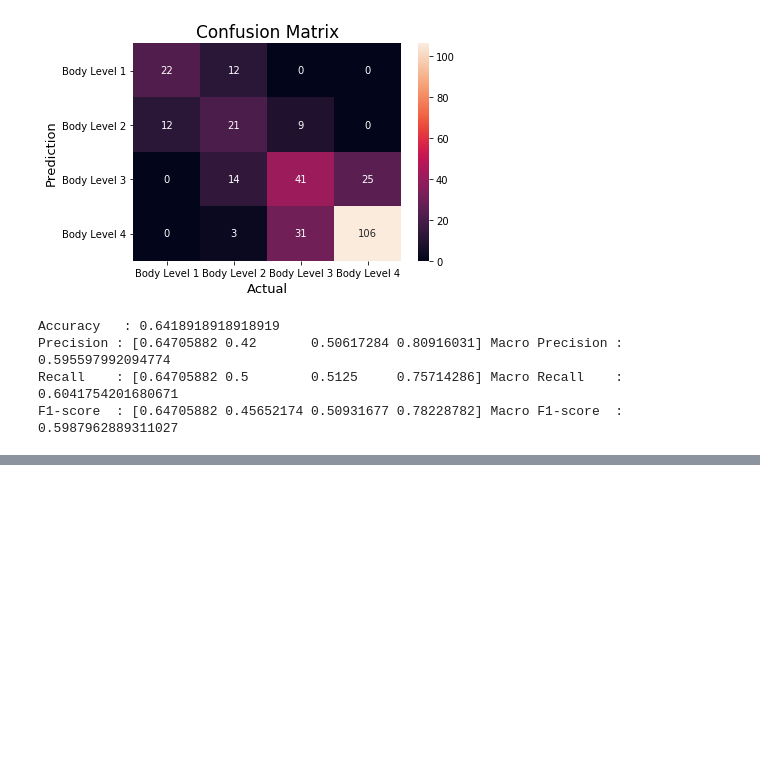
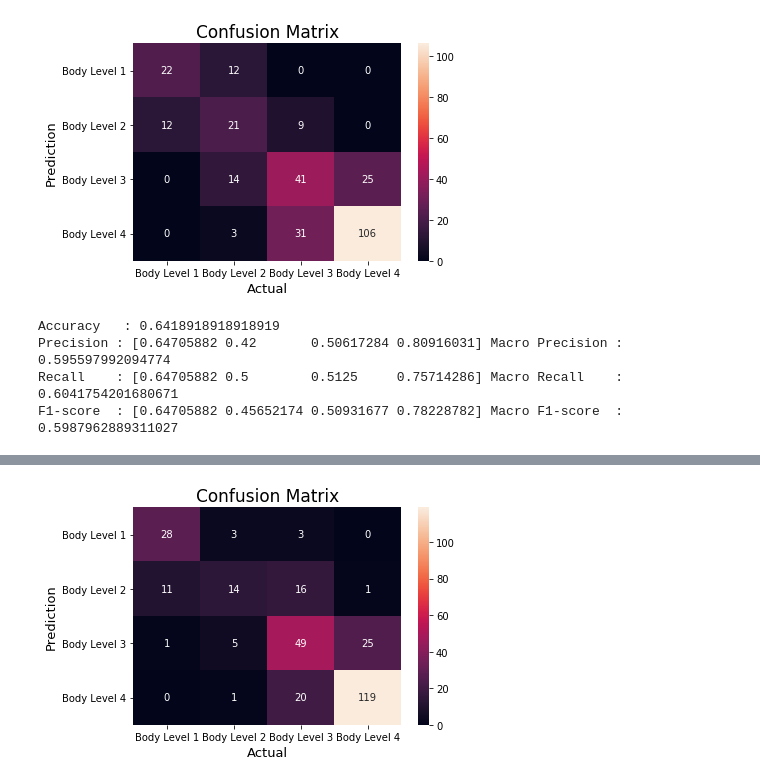
Before and after one commit to AhmadJamal01/Body-Level-Classification, a Jupyter notebook: models/naive_bayes.ipynb, the cells around one changed output, grey strips where cells are left out. Drawn from its saved outputs; the diff is of its cells as text; code cells hidden in the pictures; blank space fills up the shorter version.

```diff
--- a/models/naive_bayes.ipynb
+++ b/models/naive_bayes.ipynb
@@ -210,0 +252,22 @@ F1-score  : [0.64705882 0.45652174 0.50931677 0.78228782] Macro F1-score  : 0.59
+# %%
+df = pd.read_csv('../data/train.csv')
+df_val = pd.read_csv('../data/val.csv')
+# %%
+features = list(df.columns.array)
+features.reverse()
+label = features.pop(0)
+features.reverse()
+x_train = df[features]
+y_train = df['Body_Level']
+x_val = df_val[features]
+y_val = df_val['Body_Level']
+# %%
+categorical_features = ['Gender','H_Cal_Consump', 'Smoking', 'Fam_Hist', 'H_Cal_Burn', 'Alcohol_Consump', 'Food_Between_Meals', 'Transport']
+categs = dict()
+for feature in categorical_features:
+    temp, categs_ = map_categorical(x_train[feature])
+    x_train[feature] = temp
+    categs[feature] = categs_
+for feature in categorical_features:
+    temp, _ = map_categorical(x_val[feature], categs_given=categs[feature])
+    x_val[feature] = temp
@@ -210,0 +285,20 @@ F1-score  : [0.64705882 0.45652174 0.50931677 0.78228782] Macro F1-score  : 0.59
+# %%
+# Training
+naive_bayes_model = MultinomialNB()
+naive_bayes_model.fit(x_train, y_train)
+
+# Prediction
+naive_bayes_predictions = naive_bayes_model.predict(x_val)
+# %%
+# Compute the confusion matrix.
+cm = confusion_matrix(y_val,naive_bayes_predictions)
+# Plot the confusion matrix.
+labels = list(set(y_train))
+labels.sort()
+sns.heatmap(cm, annot=True, fmt='g', xticklabels=labels, yticklabels=labels)
+plt.ylabel('Prediction',fontsize=13)
+plt.xlabel('Actual',fontsize=13)
+plt.title('Confusion Matrix',fontsize=17)
+plt.show()
+# %% [output]
+[figure, added]
```
Also changed, not shown: parts of 8 cells of this notebook, 1 other file.
